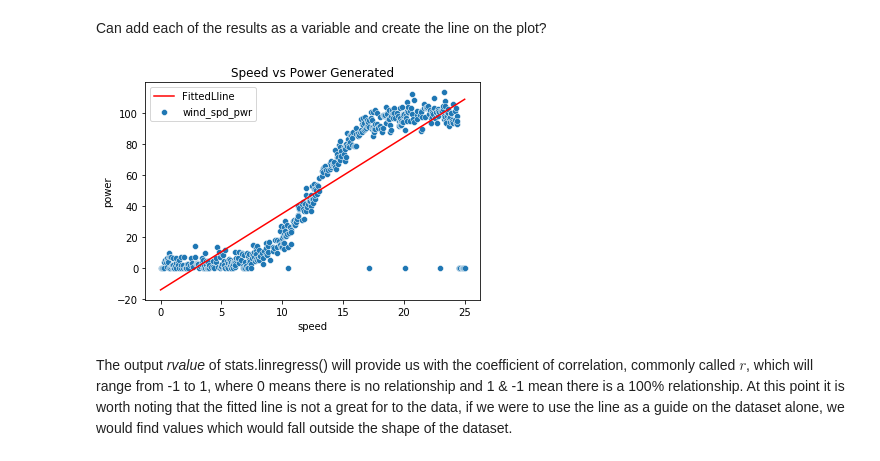
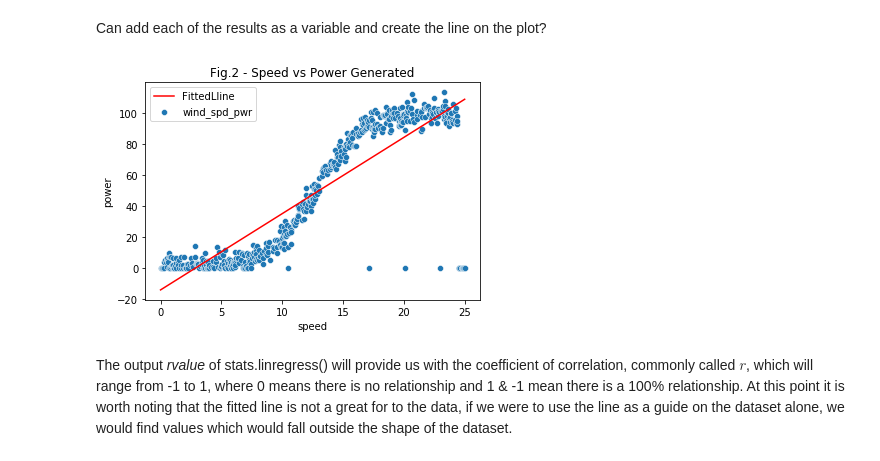
Before and after one commit to ComeOnTaBlazes/FoDA_Project, a Jupyter notebook: Linear Regresssion.ipynb, the cells around one changed output. Cells and saved outputs as stored; diff of their text form; code cells hidden in the pictures.

```diff
--- a/Linear Regresssion.ipynb
+++ b/Linear Regresssion.ipynb
@@ -103,11 +104,11 @@ x_axis = wind_spd_pwr['speed']
 y_axis = wind_spd_pwr['power']
 # %%
 sns.scatterplot(x = wind_spd_pwr['speed'], y =wind_spd_pwr['power'], label = 'wind_spd_pwr')
-plt.title("Speed vs Power Generated")
+plt.title("Fig.2 - Speed vs Power Generated")
 plt.plot(x_axis, (slope*x_axis + intercept), 'r', label = 'FittedLline')
 plt.legend();
 # %% [output]
-[figure, old version]
+[figure, new version]
 # %% [markdown]
 The output *rvalue* of stats.linregress() will provide us with the coefficient of correlation, commonly called $r$, which will range from -1 to 1, where 0 means there is no relationship and 1 & -1 mean there is a 100% relationship. At this point it is worth noting that the fitted line is not a great for to the data, if we were to use the line as a guide on the dataset alone, we would find values which would fall outside the shape of the dataset.
 # %%
```
Also changed, not shown: parts of 25 cells of this notebook.
